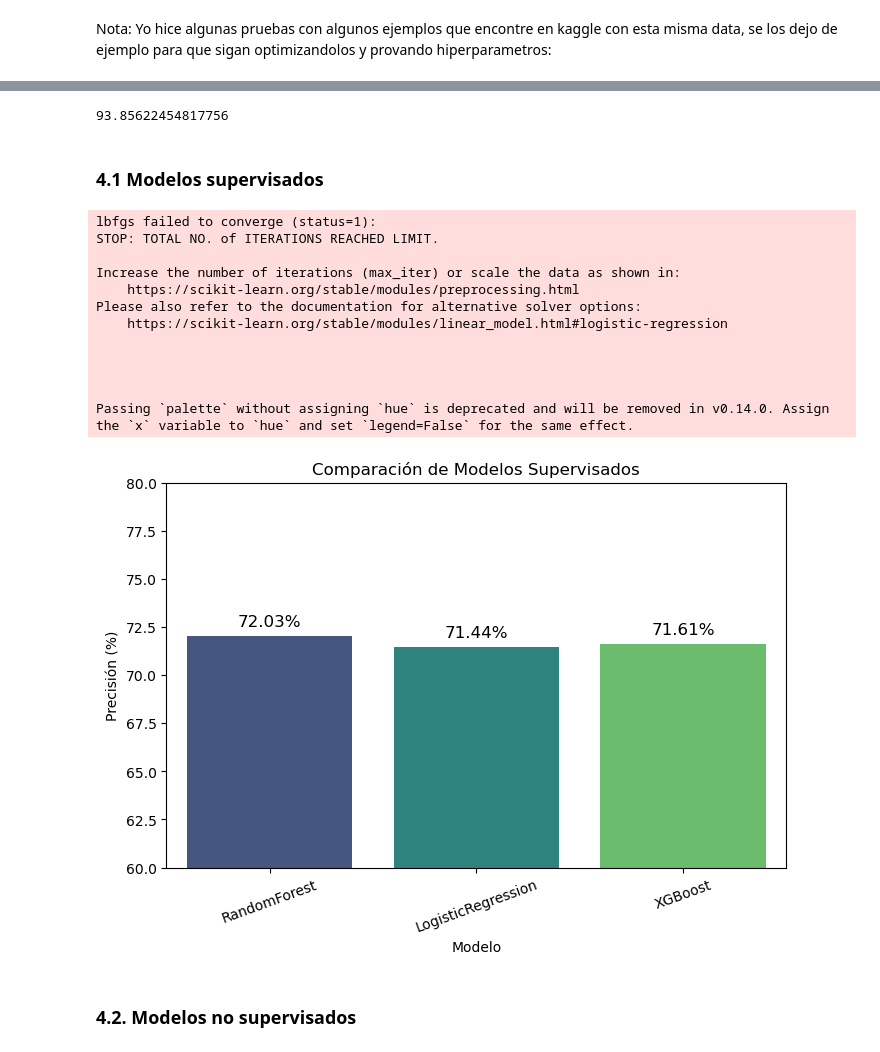
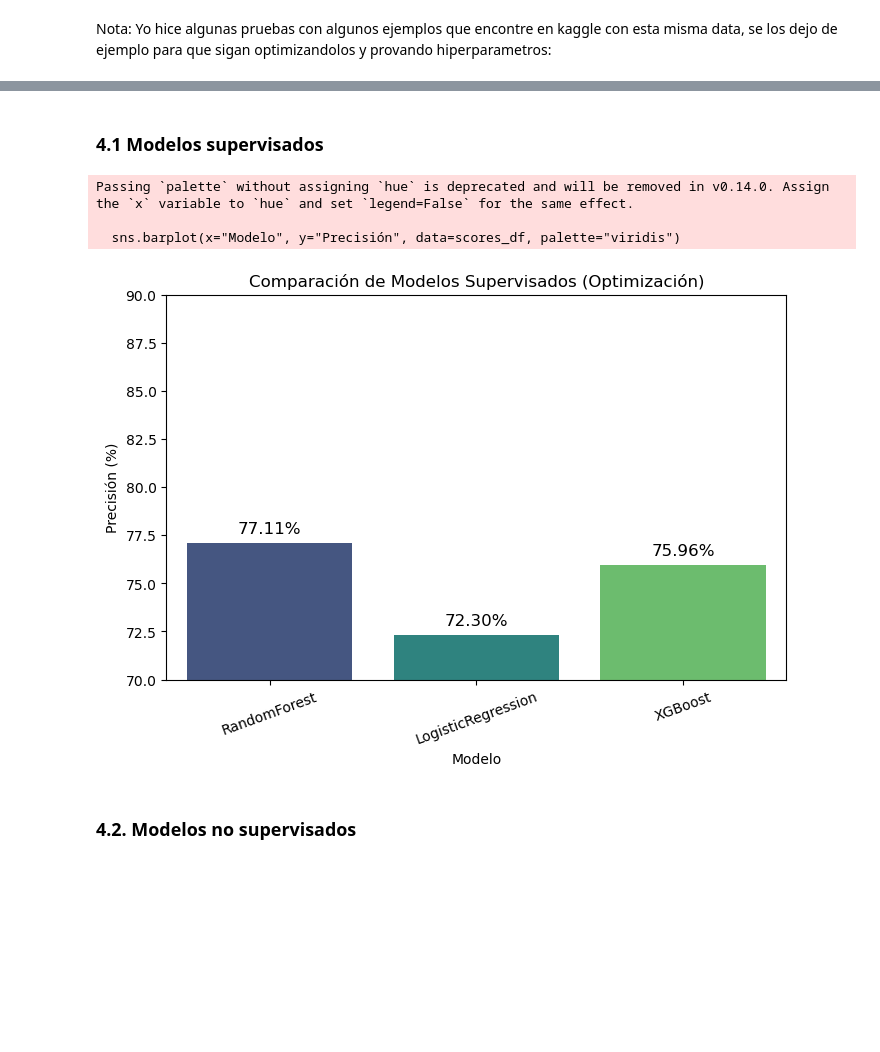
Before and after one commit to JosueRodriguezSams/RememberUs-Recuerdanos-, a Jupyter notebook: Analisis_predictivo_del_alzheimer.ipynb, the cells around one changed output, grey strips where cells are left out. Cells and saved outputs as stored; diff of their text form; code cells hidden in the pictures; blank space fills up the shorter version.

Commit message:
Balanceo de la data

```diff
--- a/Analisis_predictivo_del_alzheimer.ipynb
+++ b/Analisis_predictivo_del_alzheimer.ipynb
@@ -284,64 +372,80 @@ model.score(x_test, y_test)*100
 #80.94 % de precisión
 #model = xgb.XGBClassifier(objective='multi:softmax', num_class=3, random_state=42)
 #93.85 % de precisión
-model = xgb.XGBClassifier(objective='multi:softmax', num_class=3, random_state=42, max_depth=10, n_estimators=100 , learning_rate=0.1 , subsample=0.5)
-model.fit(x_train, y_train)
-model.score(x_train, y_train)*100
+#model = xgb.XGBClassifier(objective='multi:softmax', num_class=3, random_state=42, max_depth=10, n_estimators=100 , learning_rate=0.1 , subsample=0.5)
+#model.fit(x_res, y_res)
+#model.score(x_test, y_test)*100
+#model.score(x_train, y_train)*100
-# %% [output]
-93.85622454817756
 # %% [markdown]
 ### 4.1 Modelos supervisados
 # %%
-# División de datos
-x = df_Normalizado.drop('Alzheimer’s Diagnosis', axis=1)
+""" import pandas as pd
+import matplotlib.pyplot as plt
+import seaborn as sns
+from sklearn.ensemble import RandomForestClassifier
+from sklearn.linear_model import LogisticRegression
+from xgboost import XGBClassifier
+from sklearn.model_selection import train_test_split
+from sklearn.preprocessing import StandardScaler
+from imblearn.over_sampling import SMOTE
+
+# Normalización
+scaler = StandardScaler()
+X_scaled = scaler.fit_transform(df_Normalizado.drop('Alzheimer’s Diagnosis', axis=1))
 y = df_Normalizado['Alzheimer’s Diagnosis']
 
-x_train, x_test, y_train, y_test = train_test_split(x, y, test_size=0.2, random_state=42)
+# Manejo del desbalanceo de clases
+smote = SMOTE(random_state=42)
+X_resampled, y_resampled = smote.fit_resample(X_scaled, y)
+ """
+# División de datos
+X_train, X_test, y_train, y_test = train_test_split(X_resampled, y_resampled, test_size=0.2, random_state=42)
 
-# Modelos supervisados
+# Modelos con hiperparámetros ajustados
 models = {
-    "RandomForest": RandomForestClassifier(n_estimators=100, random_state=42),
-    "LogisticRegression": LogisticRegression(max_iter=500, random_state=42),
-    "XGBoost": XGBClassifier(eval_metric="logloss", random_state=42)  # Eliminamos use_label_encoder para evitar warning
+    "RandomForest": RandomForestClassifier(
+        n_estimators=1200, max_depth=40, min_samples_split=2, random_state=42
+    ),
+    "LogisticRegression": LogisticRegression(
+        max_iter=2500, C=4.0, solver="liblinear", random_state=42
+    ),
+    "XGBoost": XGBClassifier(
+        n_estimators=600, learning_rate=0.05, max_depth=15, subsample=0.9,
+        colsample_bytree=0.9, eval_metric="logloss", random_state=42
+    )
 }
 
 # Entrenamiento y evaluación
 scores = {}
 for name, model in models.items():
-    model.fit(x_train, y_train)
-    scores[name] = model.score(x_test, y_test) * 100
+    model.fit(X_train, y_train)
+    scores[name] = model.score(X_test, y_test) * 100
 
-# DataFrame con los resultados
+# Crear un DataFrame con los resultados
 scores_df = pd.DataFrame(list(scores.items()), columns=["Modelo", "Precisión"])
 
-# Configuración de la grafica
+# Configurar la gráfica
 plt.figure(figsize=(8, 5))
 sns.barplot(x="Modelo", y="Precisión", data=scores_df, palette="viridis")
 
-plt.ylim(60, 80)
+
+
+# Personalizar
+plt.ylim(70, 90)  # Ajusta el rango si es necesario
 plt.ylabel("Precisión (%)")
-plt.title("Comparación de Modelos Supervisados")
+plt.title("Comparación de Modelos Supervisados (Optimización)")
 plt.xticks(rotation=20)
 
-# Mostrar los valores
+# Mostrar los valores en las barras
 for index, value in enumerate(scores_df["Precisión"]):
     plt.text(index, value + 0.5, f"{value:.2f}%", ha="center", fontsize=12)
 
 plt.show()
 # %% [output]
-lbfgs failed to converge (status=1):
-STOP: TOTAL NO. of ITERATIONS REACHED LIMIT.
+Passing `palette` without assigning `hue` is deprecated and will be removed in v0.14.0. Assign the `x` variable to `hue` and set `legend=False` for the same effect.
 
-Increase the number of iterations (max_iter) or scale the data as shown in:
-    https://scikit-learn.org/stable/modules/preprocessing.html
-Please also refer to the documentation for alternative solver options:
-    https://scikit-learn.org/stable/modules/linear_model.html#logistic-regression
-
-
-
-
-Passing `palette` without assigning `hue` is deprecated and will be removed in v0.14.0. Assign the `x` variable to `hue` and set `legend=False` for the same effect.
+  sns.barplot(x="Modelo", y="Precisión", data=scores_df, palette="viridis")
-[figure, old version]
+[figure, new version]
 # %% [markdown]
 ### 4.2. Modelos no supervisados
 # %% [markdown]
```
Also changed, not shown: parts of 5 cells of this notebook.
